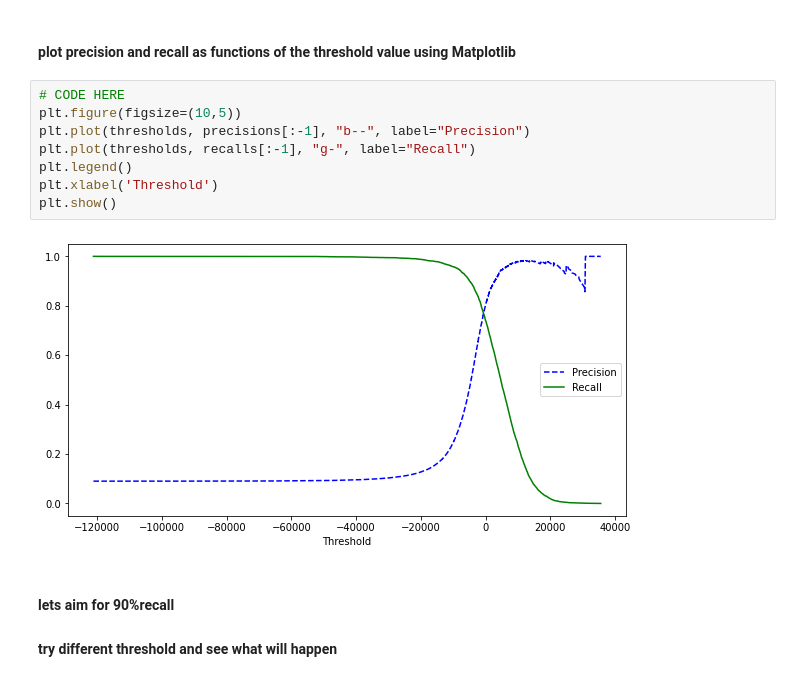
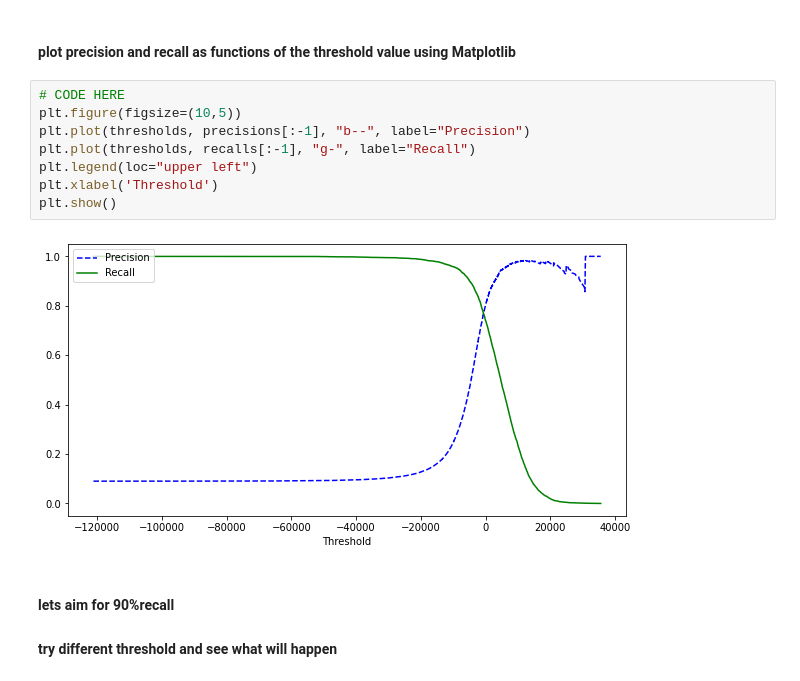
Before and after one commit to esraa-abdelmaksoud/Shai-Training-Notebooks, a Jupyter notebook: task_8_exercises.ipynb, the cells around one changed output. Saved outputs shown, nothing was run; the diff lists cells and outputs as text.

```diff
--- a/task_8_exercises.ipynb
+++ b/task_8_exercises.ipynb
@@ -258,13 +258,13 @@ precisions, recalls, thresholds = precision_recall_curve(y_train_5, y_scores)
 # %%
 # CODE HERE
 plt.figure(figsize=(10,5))
 plt.plot(thresholds, precisions[:-1], "b--", label="Precision")
 plt.plot(thresholds, recalls[:-1], "g-", label="Recall")
-plt.legend()
+plt.legend(loc="upper left")
 plt.xlabel('Threshold')
 plt.show()
 # %% [output]
-[figure, old version]
+[figure, new version]
 # %% [markdown]
 #### lets aim for 90%recall
 #### try different threshold and see what will happen
```
Also changed, not shown: parts of 5 cells of this notebook.
